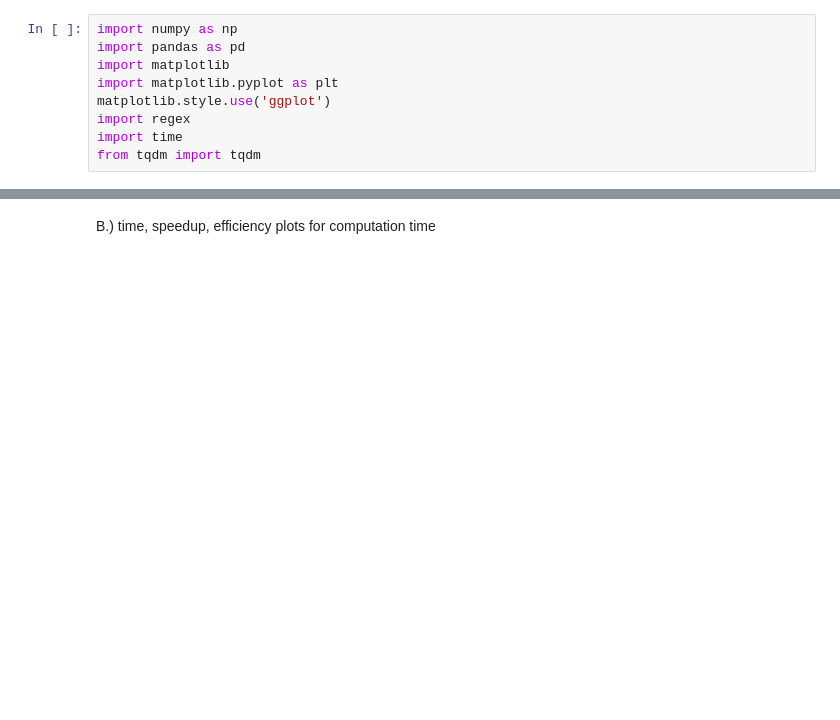
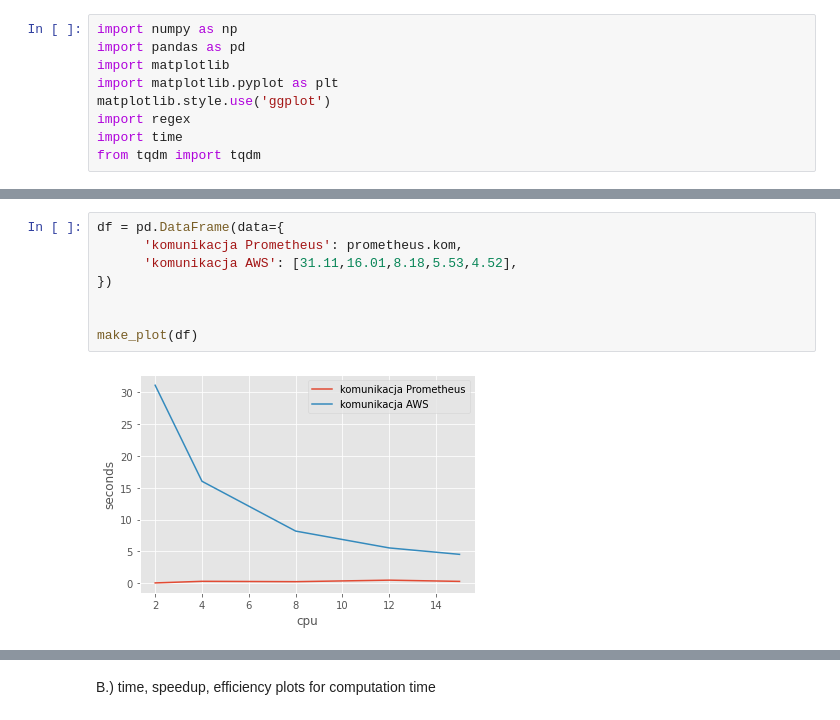
Before and after one commit to kamsza/running-mpi-inside-cluster-for-hpc, a Jupyter notebook: metrics.ipynb, the cells around one changed output, grey strips where cells are left out. Drawn from its saved outputs; the diff is of its cells as text; blank space fills up the shorter version.

```diff
--- a/metrics.ipynb
+++ b/metrics.ipynb
@@ -9,0 +48,10 @@ from tqdm import tqdm
+# %%
+df = pd.DataFrame(data={
+      'komunikacja Prometheus': prometheus.kom,
+      'komunikacja AWS': [31.11,16.01,8.18,5.53,4.52],
+})
+
+
+make_plot(df)
+# %% [output]
+[figure, added]
```
Also changed, not shown: parts of 8 cells of this notebook, 1 other file.
